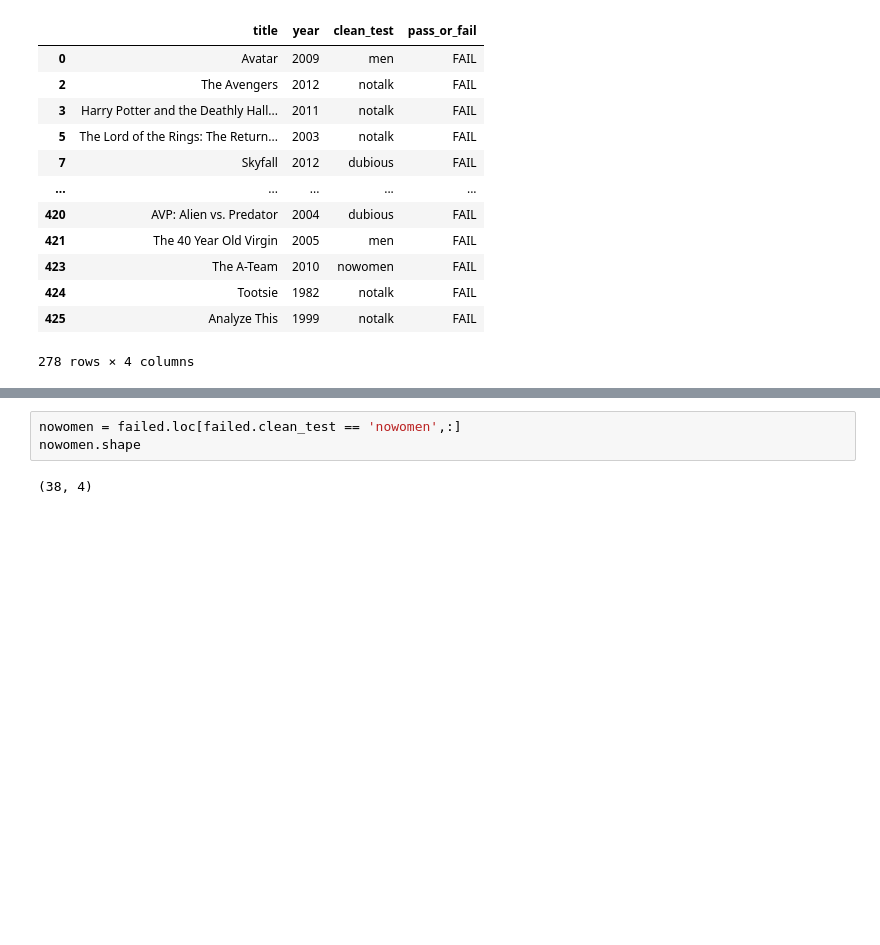
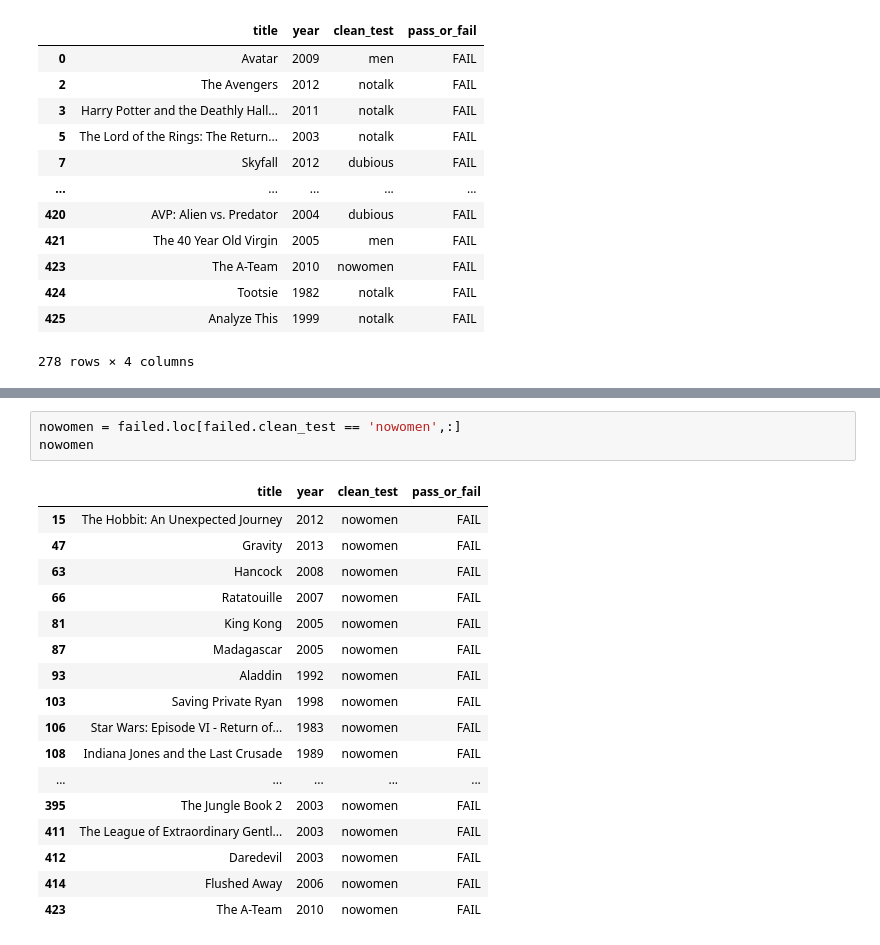
Before and after one commit to Slmudd02/Bechdel_Test, a Jupyter notebook: Bechdel_test_project-checkpoint.ipynb, the cells around one changed output, grey strips where cells are left out. Cells and saved outputs as stored; diff of their text form; blank space fills up the shorter version.

```diff
--- a/Bechdel_test_project-checkpoint.ipynb
+++ b/Bechdel_test_project-checkpoint.ipynb
@@ -230,8 +288,24 @@ notalk.shape
 # %%
 nowomen = failed.loc[failed.clean_test == 'nowomen',:]
-nowomen.shape
+nowomen
 # %% [output]
-(38, 4)
+|  | title | year | clean_test | pass_or_fail |
+| 15 | The Hobbit: An Unexpected Journey | 2012 | nowomen | FAIL |
+| 47 | Gravity | 2013 | nowomen | FAIL |
+| 63 | Hancock | 2008 | nowomen | FAIL |
+| 66 | Ratatouille | 2007 | nowomen | FAIL |
+| 81 | King Kong | 2005 | nowomen | FAIL |
+| 87 | Madagascar | 2005 | nowomen | FAIL |
+| 93 | Aladdin | 1992 | nowomen | FAIL |
+| 103 | Saving Private Ryan | 1998 | nowomen | FAIL |
+| 106 | Star Wars: Episode VI - Return of... | 1983 | nowomen | FAIL |
+| 108 | Indiana Jones and the Last Crusade | 1989 | nowomen | FAIL |
+| ... | ... | ... | ... | ... |
+| 395 | The Jungle Book 2 | 2003 | nowomen | FAIL |
+| 411 | The League of Extraordinary Gentl... | 2003 | nowomen | FAIL |
+| 412 | Daredevil | 2003 | nowomen | FAIL |
+| 414 | Flushed Away | 2006 | nowomen | FAIL |
+| 423 | The A-Team | 2010 | nowomen | FAIL |
 # %%
 #Plotted my data
 
```
Also changed, not shown: parts of 14 cells of this notebook, 1 other file.
